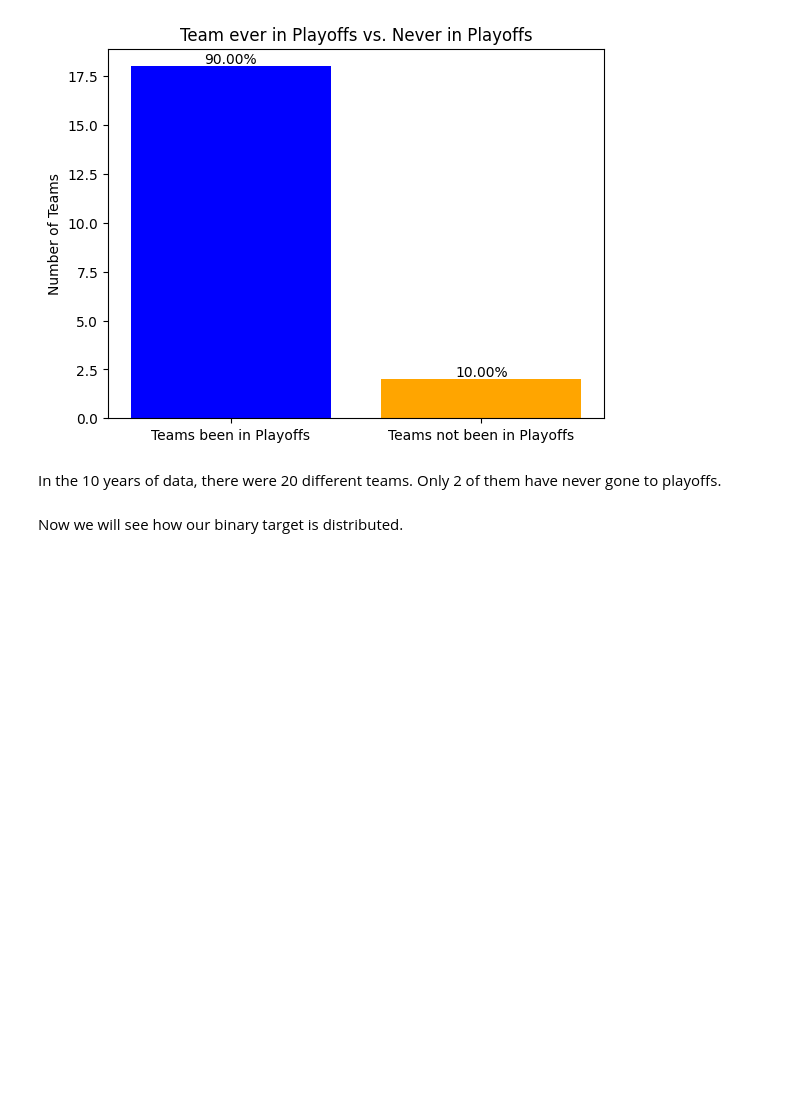
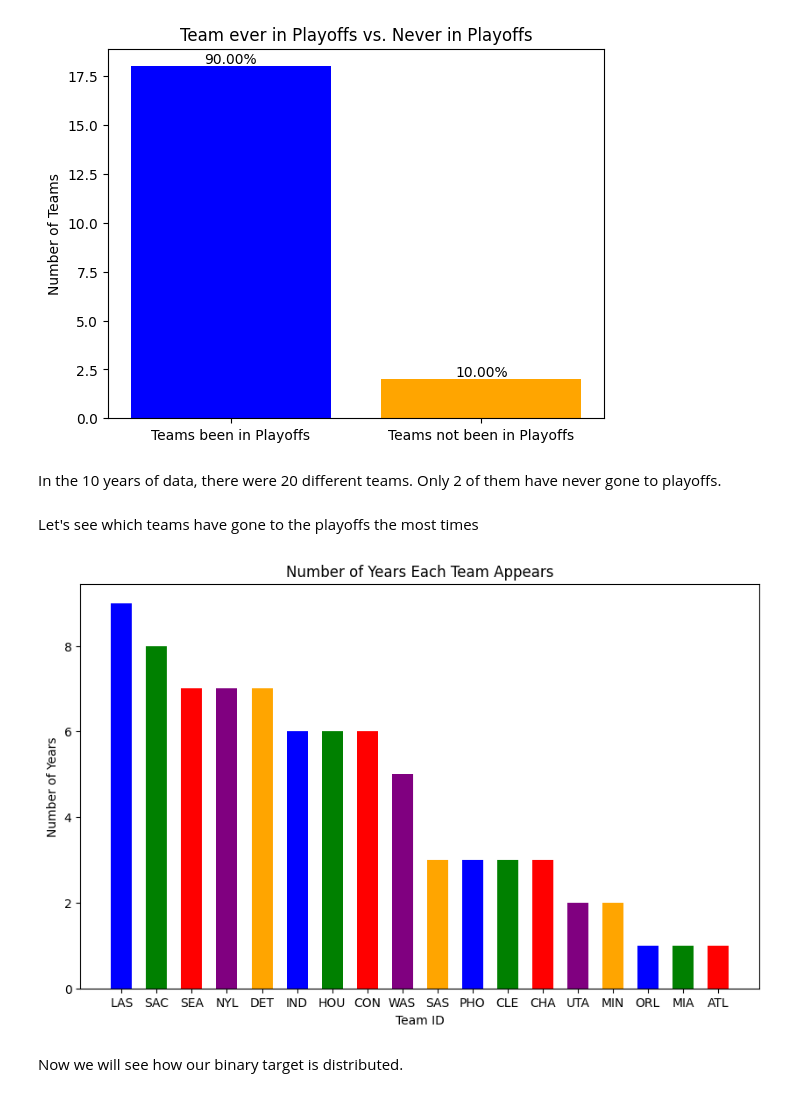
Before and after one commit to oliveira002/FEUP-AC, a Jupyter notebook: data_understanding.ipynb, the cells around one changed output. Drawn from its saved outputs; the diff is of its cells as text; code cells hidden in the pictures; blank space fills up the shorter version.

```diff
--- a/data_understanding.ipynb
+++ b/data_understanding.ipynb
@@ -168,6 +168,12 @@ uu.playoffs_teams(db_cur)
 [figure]
 # %% [markdown]
 In the 10 years of data, there were 20 different teams. Only 2 of them have never gone to playoffs.
+# %% [markdown]
+Let's see which teams have gone to the playoffs the most times
+# %%
+uu.each_team_po_appearances(db_cur)
+# %% [output]
+[figure, added]
 # %% [markdown]
 Now we will see how our binary target is distributed.
 # %%
```
Also changed, not shown: parts of 3 cells of this notebook, 4 other files.
